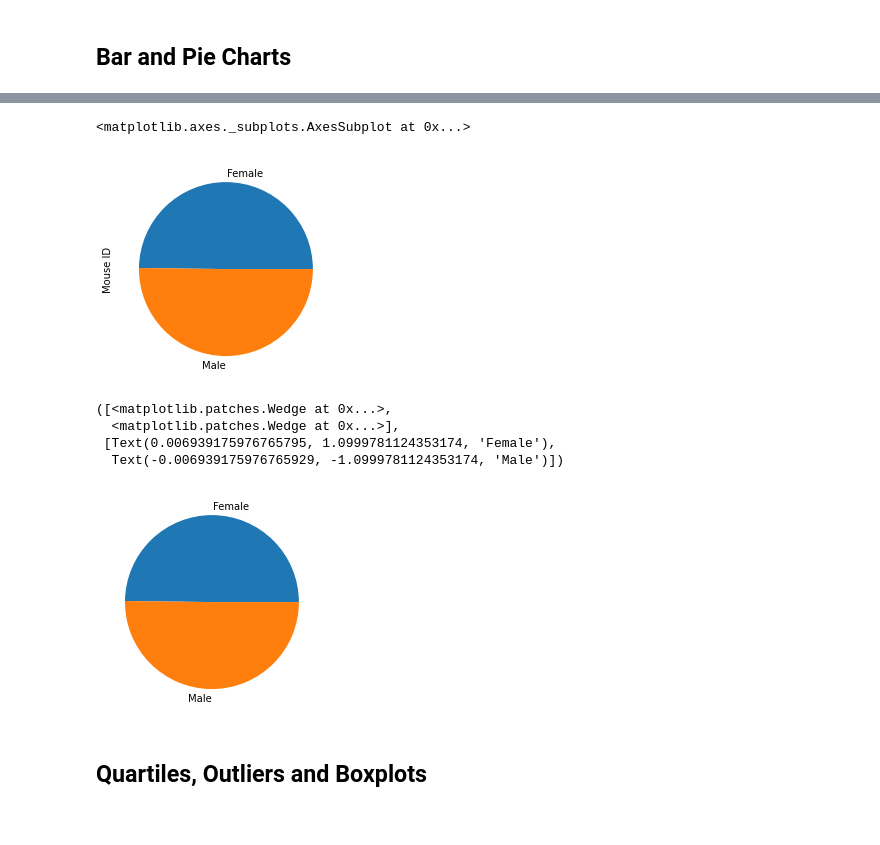
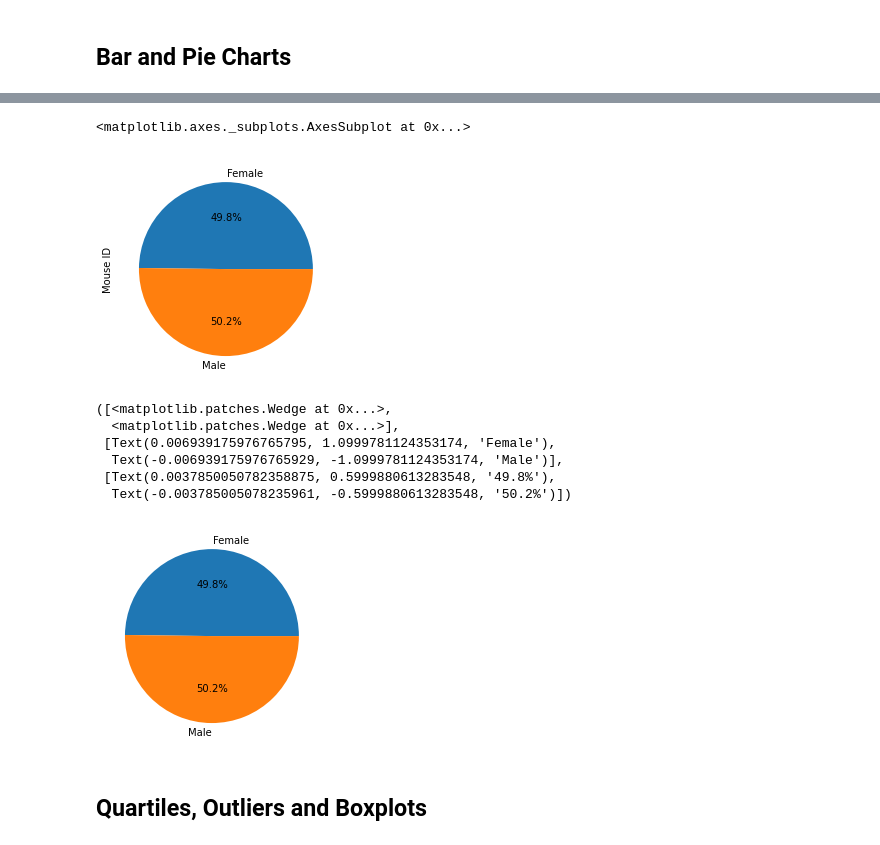
Before and after one commit to sdwhitson/Matplotlib_Challange, a Jupyter notebook: Pymaceuticals/pymaceuticals_starter.ipynb, the cells around one changed output, grey strips where cells are left out. Cells and saved outputs as stored; diff of their text form; code cells hidden in the pictures.

```diff
--- a/Pymaceuticals/pymaceuticals_starter.ipynb
+++ b/Pymaceuticals/pymaceuticals_starter.ipynb
@@ -114,20 +115,22 @@ Text(0, 0.5, 'Mice Time Points Tested')
 # %%
 # Generate a pie plot showing the distribution of female versus male mice using Pandas
 male_vs_female= lab_results_df.groupby("Sex").nunique()["Mouse ID"]
-male_vs_female.plot(kind="pie")
+male_vs_female.plot(kind="pie", autopct='%1.1f%%' )
 # %% [output]
 <matplotlib.axes._subplots.AxesSubplot at 0x...>
-[figure, old version]
+[figure, new version]
 # %%
 # Generate a pie plot showing the distribution of female versus male mice using pyplot
 male_vs_female= lab_results_df.groupby("Sex").nunique()["Mouse ID"]
-plt.pie(male_vs_female, labels= male_vs_female.index)
+plt.pie(male_vs_female, labels= male_vs_female.index, autopct='%1.1f%%')
 # %% [output]
 ([<matplotlib.patches.Wedge at 0x...>,
   <matplotlib.patches.Wedge at 0x...>],
  [Text(0.006939175976765795, 1.0999781124353174, 'Female'),
-  Text(-0.006939175976765929, -1.0999781124353174, 'Male')])
+  Text(-0.006939175976765929, -1.0999781124353174, 'Male')],
+ [Text(0.0037850050782358875, 0.5999880613283548, '49.8%'),
+  Text(-0.003785005078235961, -0.5999880613283548, '50.2%')])
-[figure, old version]
+[figure, new version]
 # %% [markdown]
 ## Quartiles, Outliers and Boxplots
 # %%
```
Also changed, not shown: parts of 5 cells of this notebook, 1 other file.
